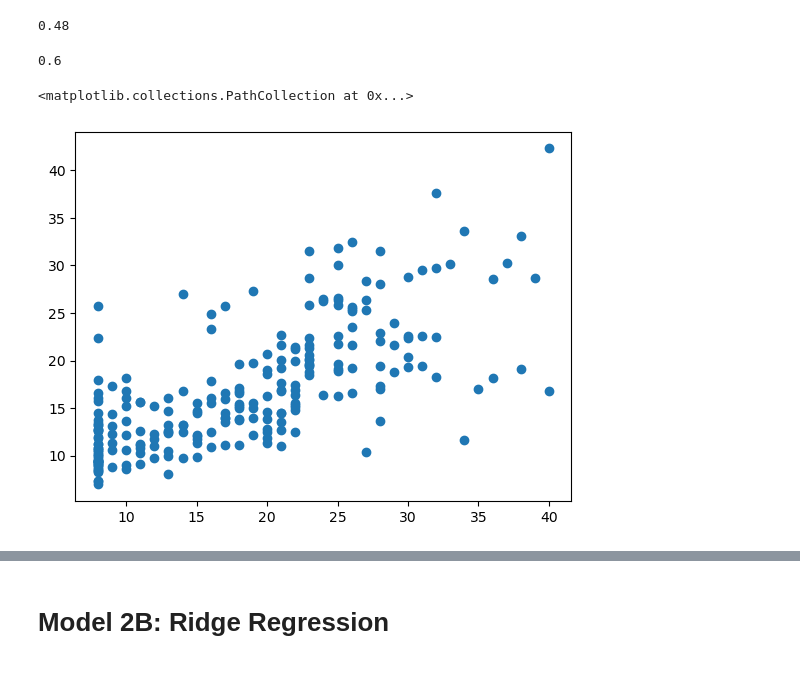
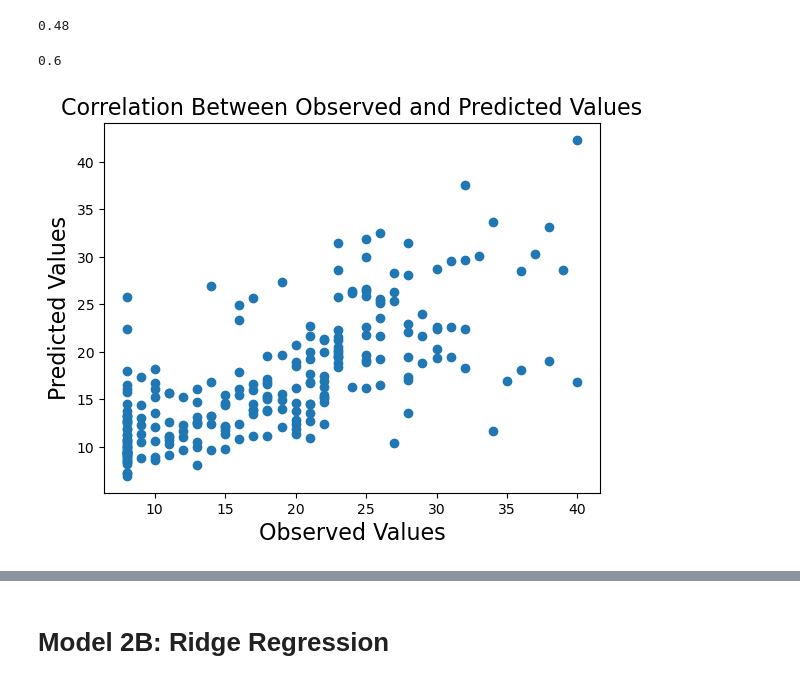
Before and after one commit to HNStaggs/Long-COVID, a Jupyter notebook: LongCOVID_Modeling.ipynb, the cells around one changed output, grey strips where cells are left out. Saved outputs shown, nothing was run; the diff lists cells and outputs as text; code cells hidden in the pictures.

```diff
--- a/LongCOVID_Modeling.ipynb
+++ b/LongCOVID_Modeling.ipynb
@@ -2341,9 +2420,3 @@ l1_cv_ts_r2 = np.round(r2_score(y_cog_test_imp, l1_cv_y_pred), decimals = 2)
 l1_cv_ts_r2
 # %% [output]
 0.48
-# %%
-#R2 for train
-l1_cv_tr_r2 = np.round(r2_score(y_cog_train_imp, np.exp(l1_cv.predict(X_cog_train_l))), decimals = 2)
-l1_cv_tr_r2
-# %% [output]
-0.6
@@ -2351,0 +2423,6 @@ l1_cv_aic = np.round(AIC_score(model = l1_cv, y_true = y_cog_train_imp, y_pred =
+# %%
+#R2 for train
+l1_cv_tr_r2 = np.round(r2_score(y_cog_train_imp, np.exp(l1_cv.predict(X_cog_train_l))), decimals = 2)
+l1_cv_tr_r2
+# %% [output]
+0.6
@@ -2353,8 +2432,12 @@ l1_cv_aic = np.round(AIC_score(model = l1_cv, y_true = y_cog_train_imp, y_pred =
 l1_cv_bic = np.round(BIC_score(model = l1_cv, y_true = y_cog_train_imp, y_pred = np.exp(l1_cv.predict(X_cog_train_l))), decimals = 2)
 # %%
 # Correlation plot between actual test values and predicted test values
-plt.scatter(y_cog_test_imp, l1_cv_y_pred)
-#plt.savefig('L1 Observed vs. Predicted.png')
+x = y_cog_test_imp.to_numpy()
+y = l1_cv_y_pred
+plt.scatter(x, y)
+plt.xlabel('Observed Values', fontsize = 16)
+plt.ylabel('Predicted Values', fontsize = 16)
+plt.title('Correlation Between Observed and Predicted Values', fontsize = 16)
+plt.savefig('ResidualCorrL1Reg.png')
 # %% [output]
-<matplotlib.collections.PathCollection at 0x...>
-[figure, old version]
+[figure, new version]
```
Also changed, not shown: parts of 149 cells of this notebook, 1 other file.
